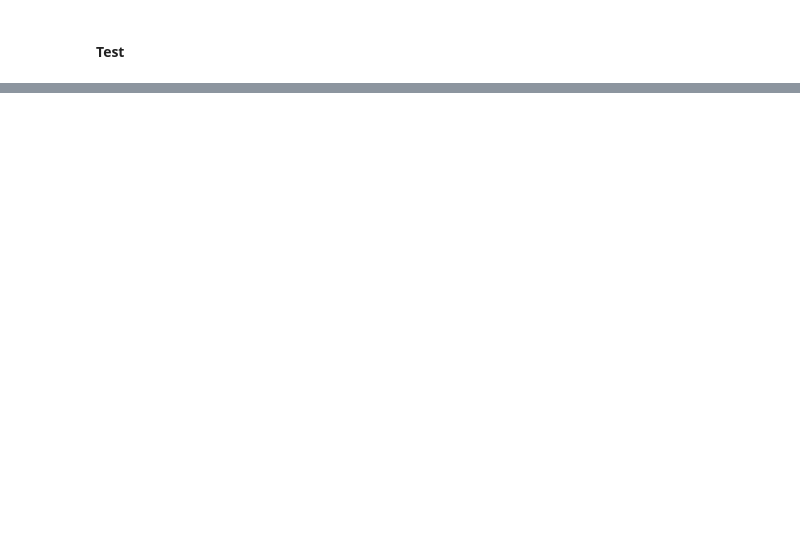
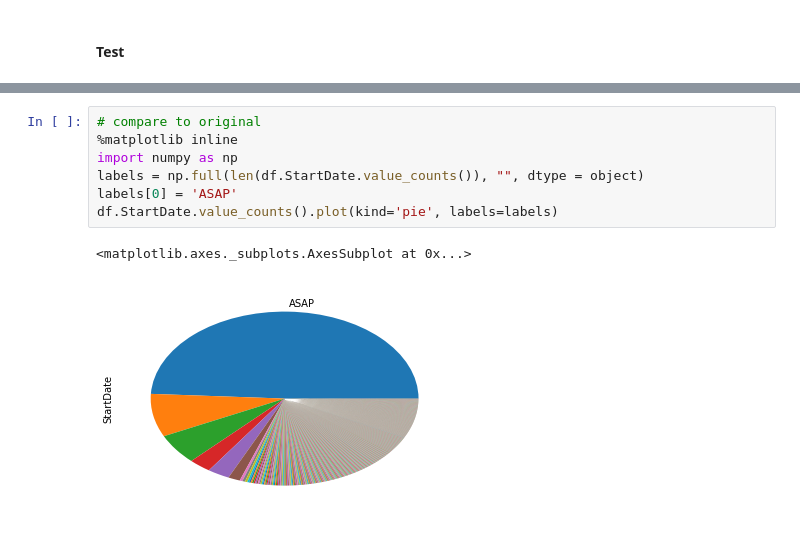
Before and after one commit to cmdellinger/Udacity, a Jupyter notebook: Intro to Data Wrangling/lesson 01/data-wrangling-template.ipynb, the cells around one changed output, grey strips where cells are left out. Saved outputs shown, nothing was run; the diff lists cells and outputs as text; blank space fills up the shorter version.

```diff
--- a/Intro to Data Wrangling/lesson 01/data-wrangling-template.ipynb
+++ b/Intro to Data Wrangling/lesson 01/data-wrangling-template.ipynb
@@ -59,0 +199,10 @@ memory usage: 3.4+ MB
+# %%
+# compare to original
+%matplotlib inline
+import numpy as np
+labels = np.full(len(df.StartDate.value_counts()), "", dtype = object)
+labels[0] = 'ASAP'
+df.StartDate.value_counts().plot(kind='pie', labels=labels)
+# %% [output]
+<matplotlib.axes._subplots.AxesSubplot at 0x...>
+[figure, added]
```
Also changed, not shown: parts of 20 cells of this notebook, 3 other files.
